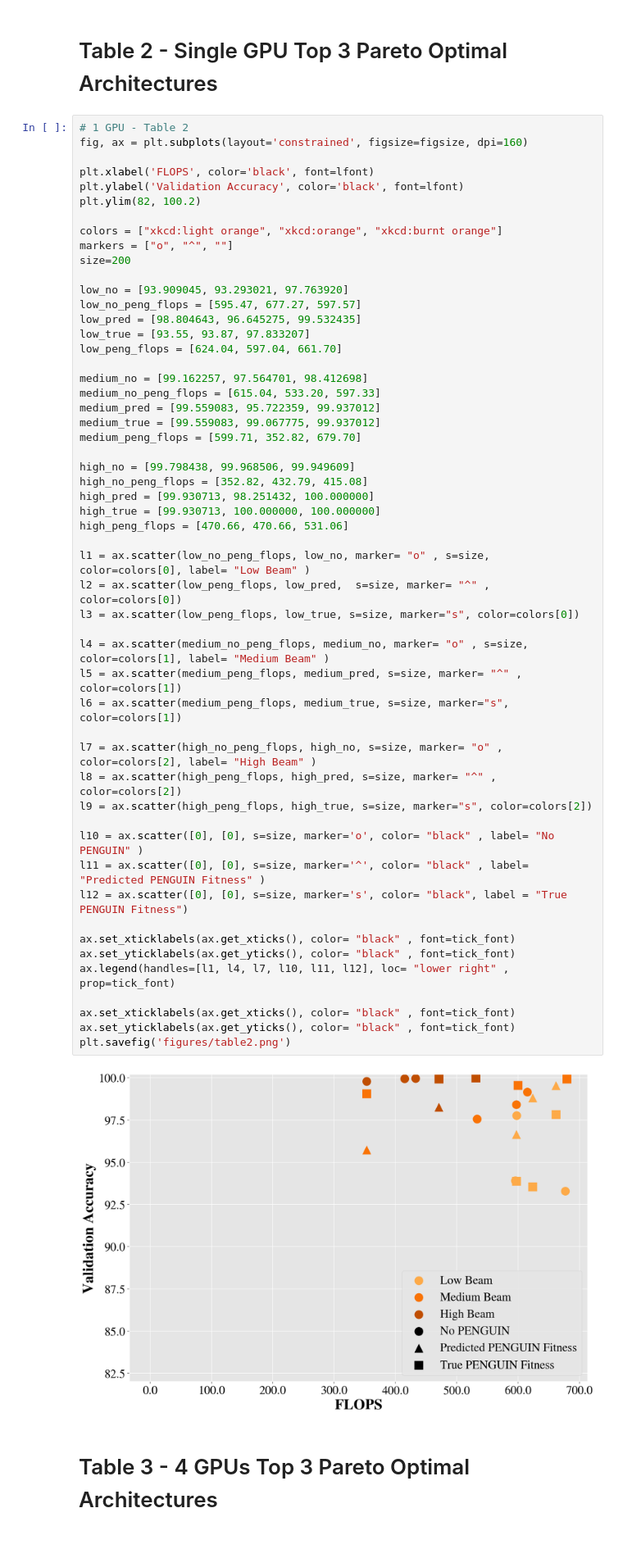
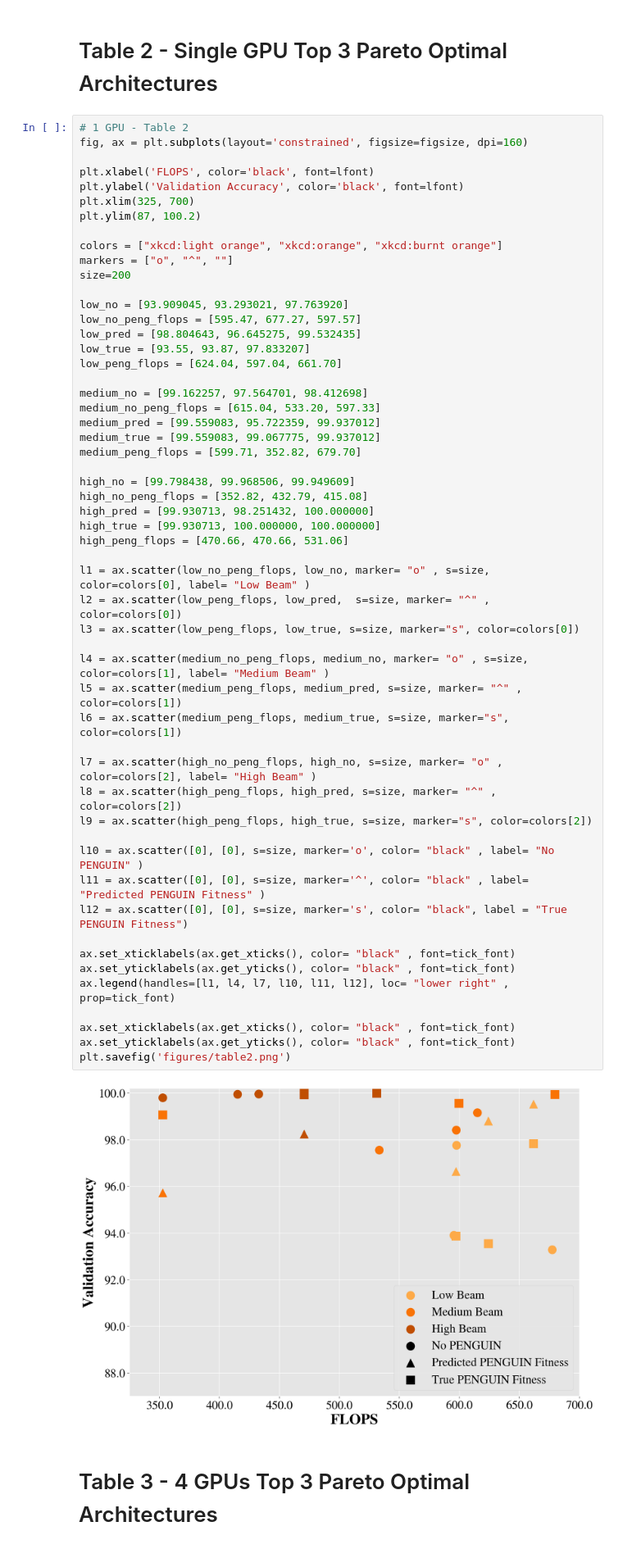
Before and after one commit to TauferLab/Reproducibility_A4NN_ICPP23, a Jupyter notebook: paper_analysis.ipynb, the cells around one changed output. Shown at 82% size. Cells and saved outputs as stored; diff of their text form.

```diff
--- a/paper_analysis.ipynb
+++ b/paper_analysis.ipynb
@@ -599,7 +599,8 @@ fig, ax = plt.subplots(layout='constrained', figsize=figsize, dpi=160)
 
 plt.xlabel('FLOPS', color='black', font=lfont)
 plt.ylabel('Validation Accuracy', color='black', font=lfont)
-plt.ylim(82, 100.2)
+plt.xlim(325, 700)
+plt.ylim(87, 100.2)
 
 colors = ["xkcd:light orange", "xkcd:orange", "xkcd:burnt orange"]
 markers = ["o", "^", ""]
@@ -620,34 +621,34 @@ medium_peng_flops = [599.71, 352.82, 679.70]
 high_no = [99.798438, 99.968506, 99.949609]
 high_no_peng_flops = [352.82, 432.79, 415.08]
 high_pred = [99.930713, 98.251432, 100.000000]
 high_true = [99.930713, 100.000000, 100.000000]
 high_peng_flops = [470.66, 470.66, 531.06]
 
 l1 = ax.scatter(low_no_peng_flops, low_no, marker= "o" , s=size, color=colors[0], label= "Low Beam" )
 l2 = ax.scatter(low_peng_flops, low_pred,  s=size, marker= "^" , color=colors[0])
 l3 = ax.scatter(low_peng_flops, low_true, s=size, marker="s", color=colors[0])
 
 l4 = ax.scatter(medium_no_peng_flops, medium_no, marker= "o" , s=size, color=colors[1], label= "Medium Beam" )
 l5 = ax.scatter(medium_peng_flops, medium_pred, s=size, marker= "^" , color=colors[1])
 l6 = ax.scatter(medium_peng_flops, medium_true, s=size, marker="s", color=colors[1])
 
 l7 = ax.scatter(high_no_peng_flops, high_no, s=size, marker= "o" , color=colors[2], label= "High Beam" )
 l8 = ax.scatter(high_peng_flops, high_pred, s=size, marker= "^" , color=colors[2])
 l9 = ax.scatter(high_peng_flops, high_true, s=size, marker="s", color=colors[2])
 
 l10 = ax.scatter([0], [0], s=size, marker='o', color= "black" , label= "No PENGUIN" )
 l11 = ax.scatter([0], [0], s=size, marker='^', color= "black" , label= "Predicted PENGUIN Fitness" )
 l12 = ax.scatter([0], [0], s=size, marker='s', color= "black", label = "True PENGUIN Fitness")
 
 ax.set_xticklabels(ax.get_xticks(), color= "black" , font=tick_font)
 ax.set_yticklabels(ax.get_yticks(), color= "black" , font=tick_font)
 ax.legend(handles=[l1, l4, l7, l10, l11, l12], loc= "lower right" , prop=tick_font)
 
 ax.set_xticklabels(ax.get_xticks(), color= "black" , font=tick_font)
 ax.set_yticklabels(ax.get_yticks(), color= "black" , font=tick_font)
 plt.savefig('figures/table2.png')
 # %% [output]
-[figure, old version]
+[figure, new version]
 # %% [markdown]
 # Table 3 - 4 GPUs Top 3 Pareto Optimal Architectures
 # %%
```
Also changed, not shown: parts of 1 cell of this notebook, 2 other files.
